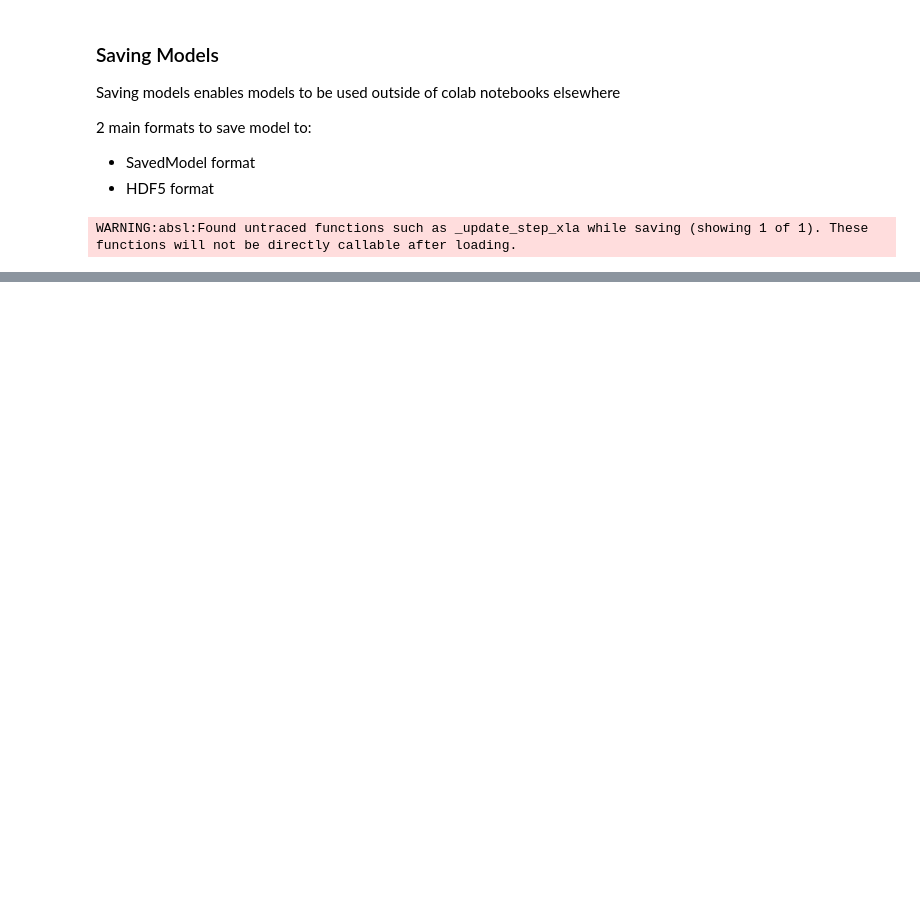
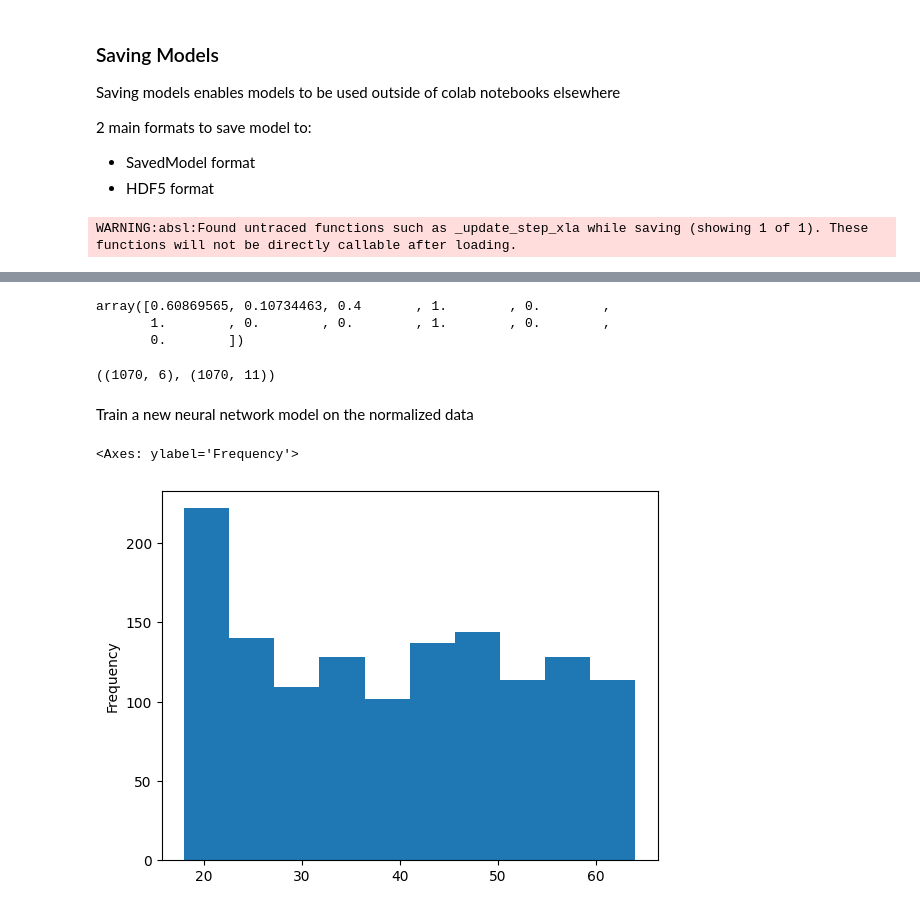
Before and after one commit to pranavrao87/Machine-Learning, a Jupyter notebook: Neural Network Regression/01_neural_network_regression_w__tensorflow.ipynb, the cells around one changed output, grey strips where cells are left out. Cells and saved outputs as stored; diff of their text form; code cells hidden in the pictures; blank space fills up the shorter version.

```diff
--- a/Neural Network Regression/01_neural_network_regression_w__tensorflow.ipynb
+++ b/Neural Network Regression/01_neural_network_regression_w__tensorflow.ipynb
@@ -969,0 +1265,8 @@ model_2.save("best_model_HDF5_format.h5")
+# %%
+import pandas as pd
+import matplotlib.pyplot as plt
+import tensorflow as tf
+
+# Read in insurance dataframe
+insurance = pd.read_csv("https://raw.githubusercontent.com/stedy/Machine-Learning-with-R-datasets/master/insurance.csv")
+insurance
@@ -969,0 +1289,24 @@ model_2.save("best_model_HDF5_format.h5")
+# %%
+from sklearn.compose import make_column_transformer
+from sklearn.preprocessing import MinMaxScaler, OneHotEncoder
+from sklearn.model_selection import train_test_split
+
+# Create a column transformer
+ct = make_column_transformer(
+    (MinMaxScaler(), ["age", "bmi", "children"]), # turn all values in columns b/w 0 and 1
+    (OneHotEncoder(handle_unknown="ignore"), ["sex", "smoker", "region"])
+)
+
+# Create X and y
+X = insurance.drop("charges", axis=1)
+y = insurance["charges"]
+
+# Create training and testing sets
+X_train, X_test, y_train, y_test = train_test_split(X, y, test_size=0.2, random_state=42)
+
+# Fit column transformer to training data
+ct.fit(X_train)
+
+# Transform training and test data w/ normalization (MinMaxScaler) and OneHotEncoder
+X_train_normal = ct.transform(X_train)
+X_test_normal = ct.transform(X_test)
@@ -969,0 +1324,12 @@ model_2.save("best_model_HDF5_format.h5")
+# %%
+X_train_normal[0]
+# %% [output]
+array([0.60869565, 0.10734463, 0.4       , 1.        , 0.        ,
+       1.        , 0.        , 0.        , 1.        , 0.        ,
+       0.        ])
+# %%
+X_train.shape, X_train_normal.shape
+# %% [output]
+((1070, 6), (1070, 11))
+# %% [markdown]
+Train a new neural network model on the normalized data
@@ -969,0 +1338,6 @@ model_2.save("best_model_HDF5_format.h5")
+# %%
+X["age"].plot(kind="hist")
+# range roughly from 20 to 60
+# %% [output]
+<Axes: ylabel='Frequency'>
+[figure, added]
```
Also changed, not shown: parts of 68 cells of this notebook.
